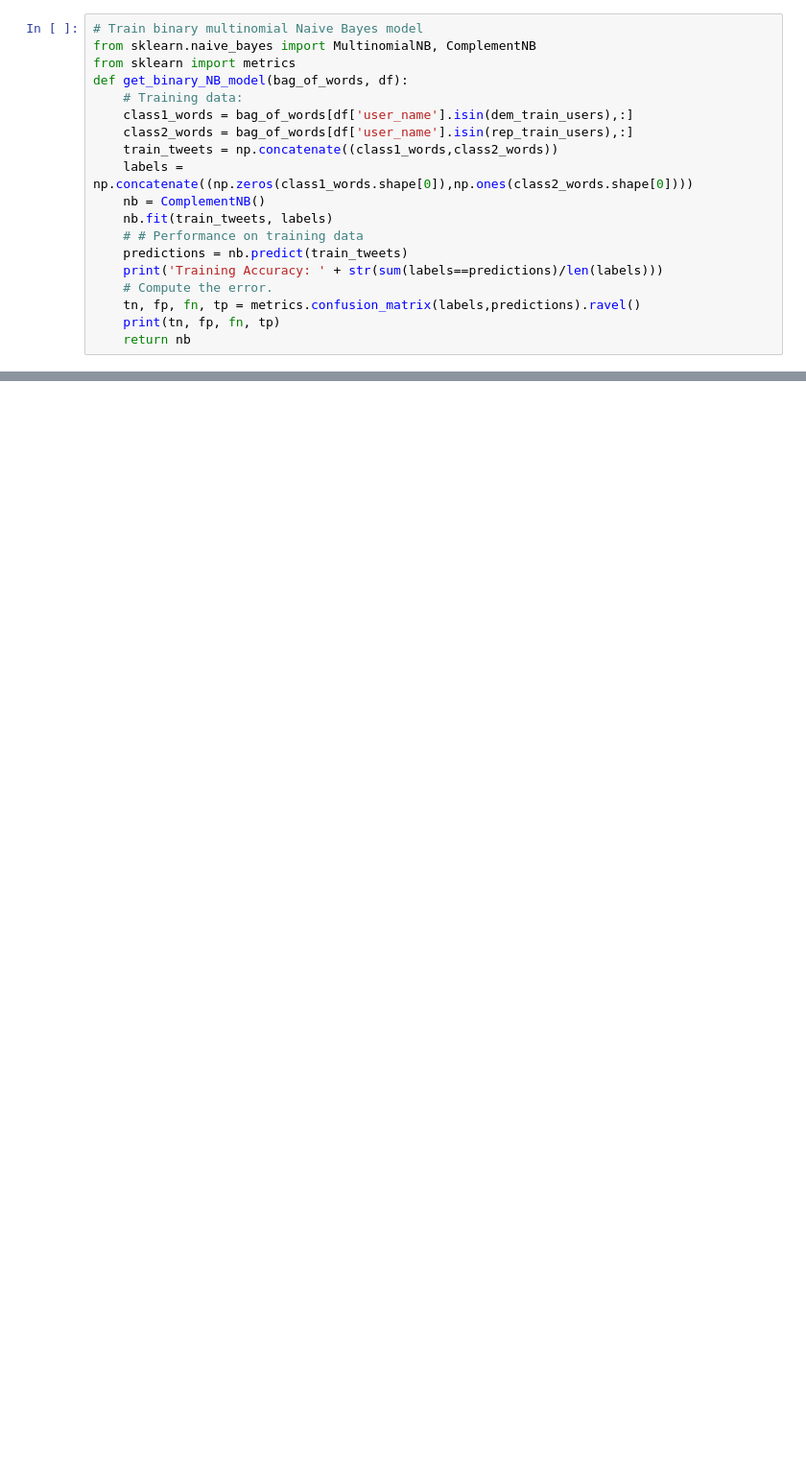
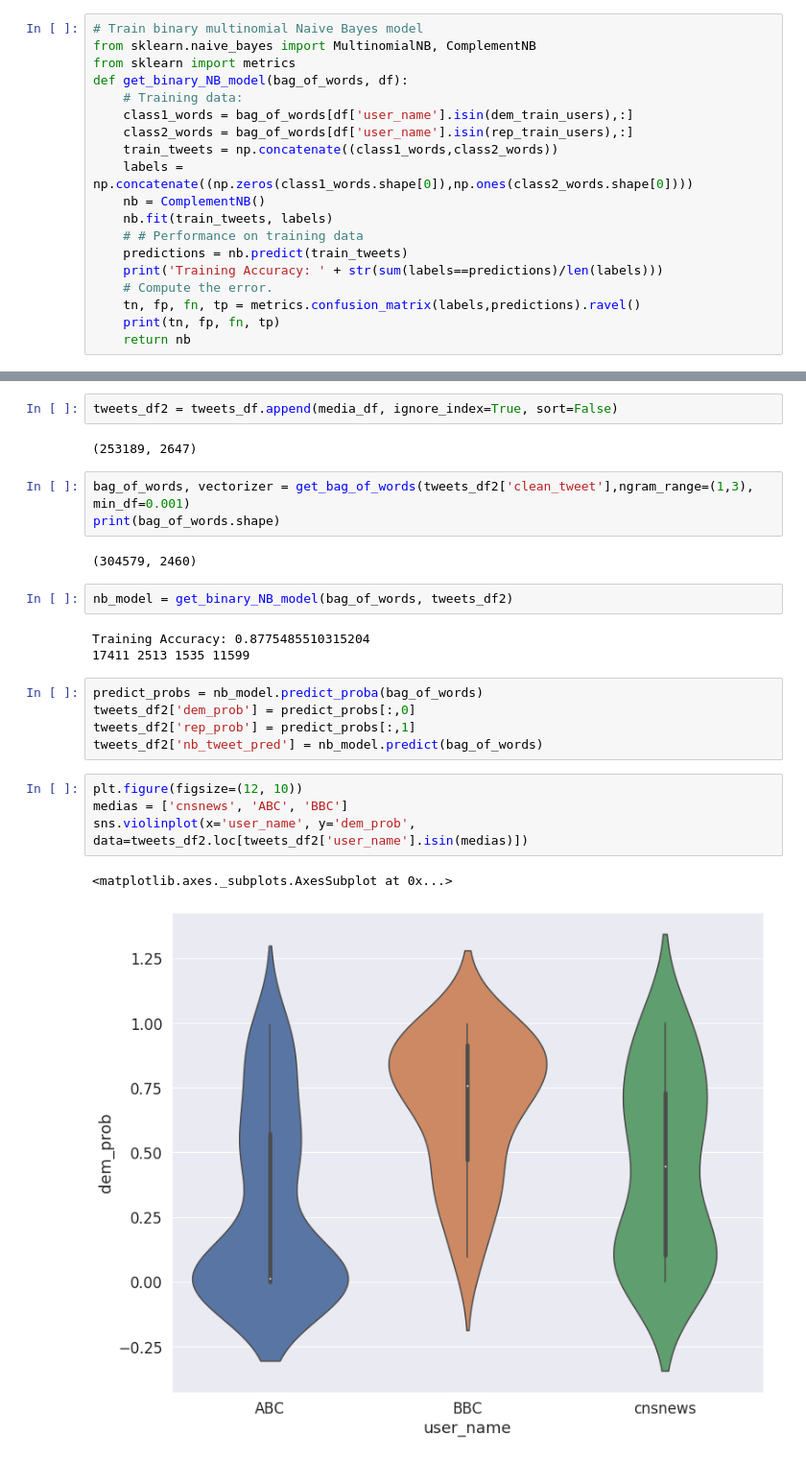
Before and after one commit to zchao3LA/MediaSentiment, a Jupyter notebook: code/LeftRightTwitter.ipynb, the cells around one changed output, grey strips where cells are left out. Shown at 96% size. Drawn from its saved outputs; the diff is of its cells as text; blank space fills up the shorter version.

```diff
--- a/code/LeftRightTwitter.ipynb
+++ b/code/LeftRightTwitter.ipynb
@@ -98,0 +192,26 @@ nb_model = get_binary_NB_model(bag_of_words, tweets_df)
+# %%
+tweets_df2 = tweets_df.append(media_df, ignore_index=True, sort=False)
+# %% [output]
+(253189, 2647)
+# %%
+bag_of_words, vectorizer = get_bag_of_words(tweets_df2['clean_tweet'],ngram_range=(1,3), min_df=0.001)
+print(bag_of_words.shape)
+# %% [output]
+(304579, 2460)
+# %%
+nb_model = get_binary_NB_model(bag_of_words, tweets_df2)
+# %% [output]
+Training Accuracy: 0.8775485510315204
+17411 2513 1535 11599
+# %%
+predict_probs = nb_model.predict_proba(bag_of_words)
+tweets_df2['dem_prob'] = predict_probs[:,0]
+tweets_df2['rep_prob'] = predict_probs[:,1]
+tweets_df2['nb_tweet_pred'] = nb_model.predict(bag_of_words)
+# %%
+plt.figure(figsize=(12, 10))
+medias = ['cnsnews', 'ABC', 'BBC']
+sns.violinplot(x='user_name', y='dem_prob', data=tweets_df2.loc[tweets_df2['user_name'].isin(medias)])
+# %% [output]
+<matplotlib.axes._subplots.AxesSubplot at 0x...>
+[figure, added]
```
Also changed, not shown: parts of 20 cells of this notebook, 2 other files.
